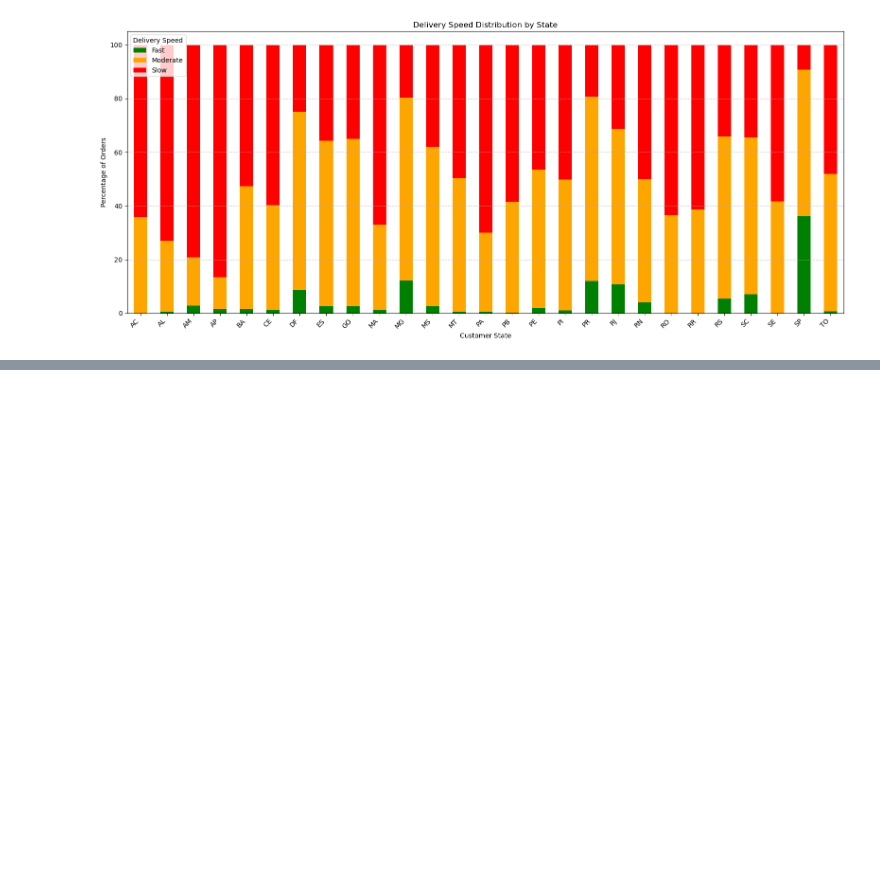
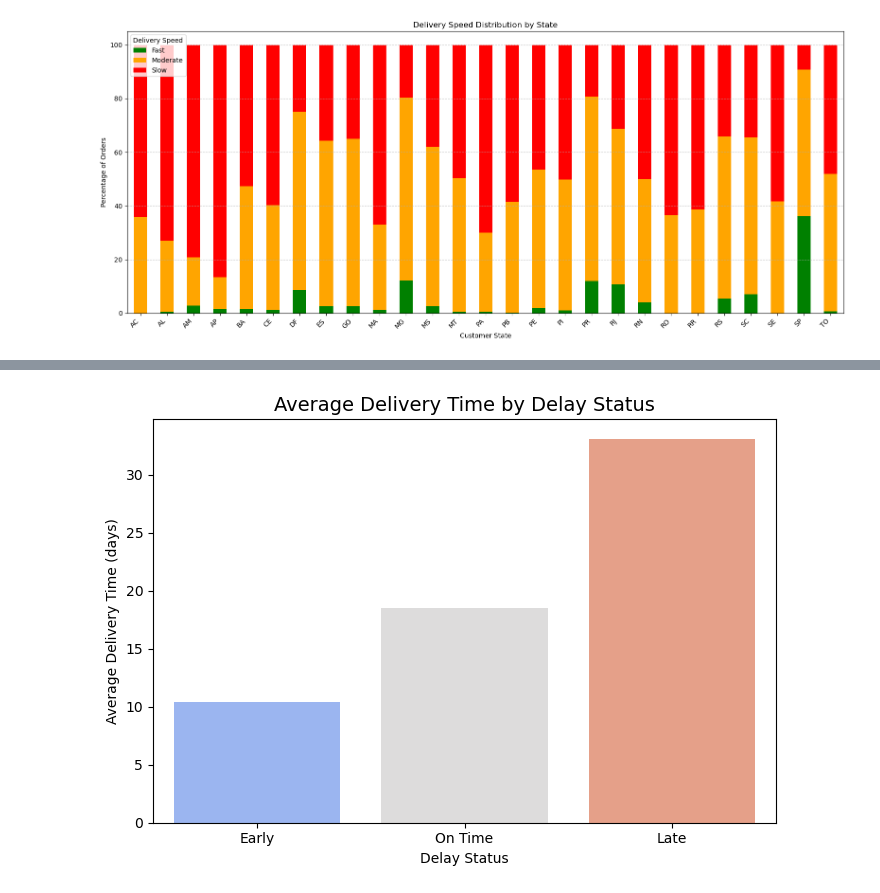
Before and after one commit to BioSam-Data/MarketMetrics, a Jupyter notebook: MarketMetrics.ipynb, the cells around one changed output, grey strips where cells are left out. Cells and saved outputs as stored; diff of their text form; code cells hidden in the pictures; blank space fills up the shorter version.

```diff
--- a/MarketMetrics.ipynb
+++ b/MarketMetrics.ipynb
@@ -1401,0 +1449,14 @@ plt.show()
+# %%
+# Grouping by delay_status and calculating average delivery_time
+avg_delivery_time = final_df_cleaned.groupby('delay_status')['delivery_time'].mean().sort_values()
+
+# Plotting
+plt.figure(figsize=(7, 5))
+sns.barplot(x=avg_delivery_time.index, y=avg_delivery_time.values, palette='coolwarm')
+plt.title('Average Delivery Time by Delay Status', fontsize=14)
+plt.xlabel('Delay Status')
+plt.ylabel('Average Delivery Time (days)')
+plt.tight_layout()
+plt.show()
+# %% [output]
+[figure, added]
```
Also changed, not shown: parts of 19 cells of this notebook, 55 other files.
